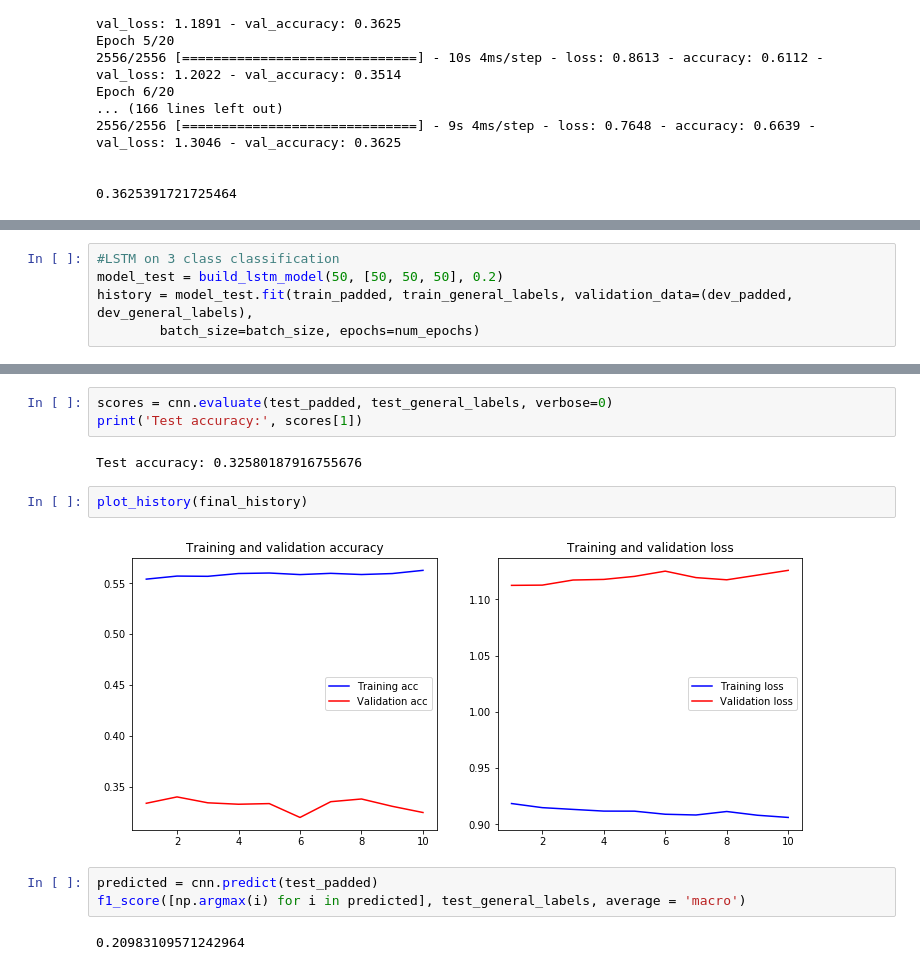
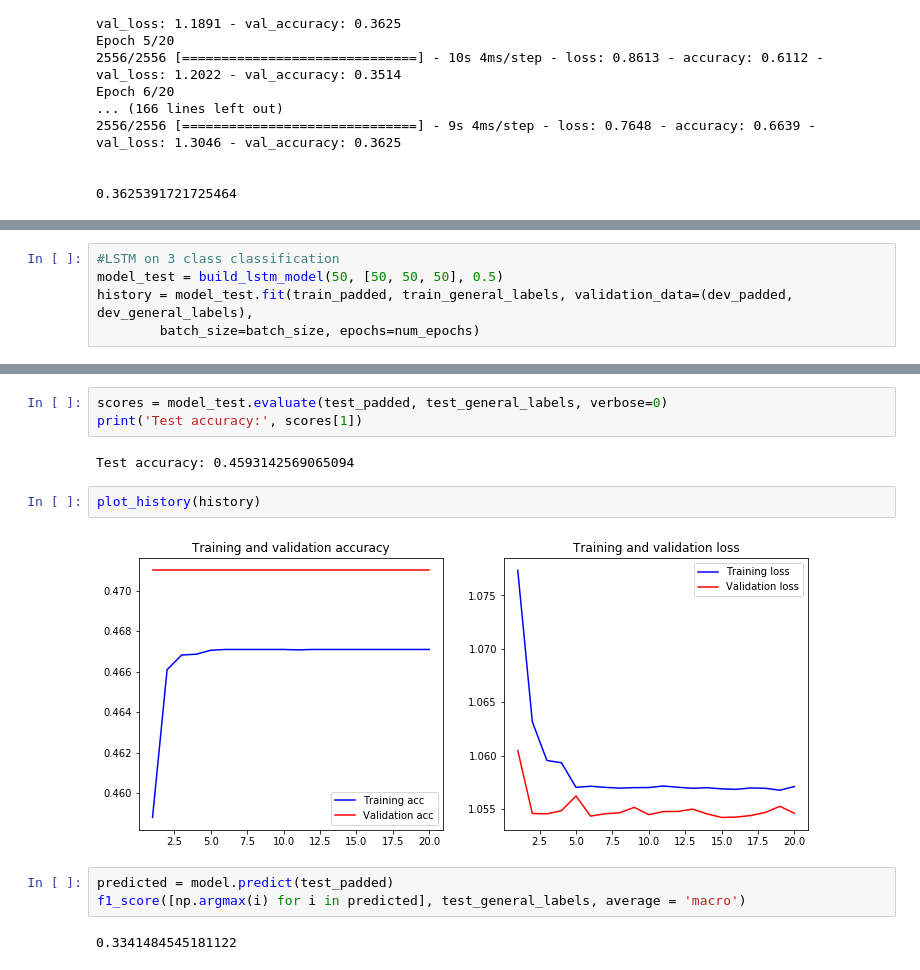
Before and after one commit to lucaschadwicklam97/GoEmotions_Sentiment, a Jupyter notebook: GoEmotions_Classification.ipynb, the cells around one changed output, grey strips where cells are left out. Saved outputs shown, nothing was run; the diff lists cells and outputs as text.

```diff
--- a/GoEmotions_Classification.ipynb
+++ b/GoEmotions_Classification.ipynb
@@ -853,6 +841,6 @@ Epoch 6/20
 # %%
 #LSTM on 3 class classification
-model_test = build_lstm_model(50, [50, 50, 50], 0.2)
+model_test = build_lstm_model(50, [50, 50, 50], 0.5)
 history = model_test.fit(train_padded, train_general_labels, validation_data=(dev_padded, dev_general_labels),
         batch_size=batch_size, epochs=num_epochs)
 # %% [output]
@@ -876,14 +864,14 @@ Epoch 20/20
 # %%
-scores = cnn.evaluate(test_padded, test_general_labels, verbose=0)
+scores = model_test.evaluate(test_padded, test_general_labels, verbose=0)
 print('Test accuracy:', scores[1])
 # %% [output]
-Test accuracy: 0.32580187916755676
+Test accuracy: 0.4593142569065094
 # %%
-plot_history(final_history)
+plot_history(history)
 # %% [output]
-[figure, old version]
+[figure, new version]
 # %%
-predicted = cnn.predict(test_padded)
+predicted = model.predict(test_padded)
 f1_score([np.argmax(i) for i in predicted], test_general_labels, average = 'macro')
 # %% [output]
-0.20983109571242964
+0.3341484545181122
```
Also changed, not shown: parts of 5 cells of this notebook, 1 other file.
